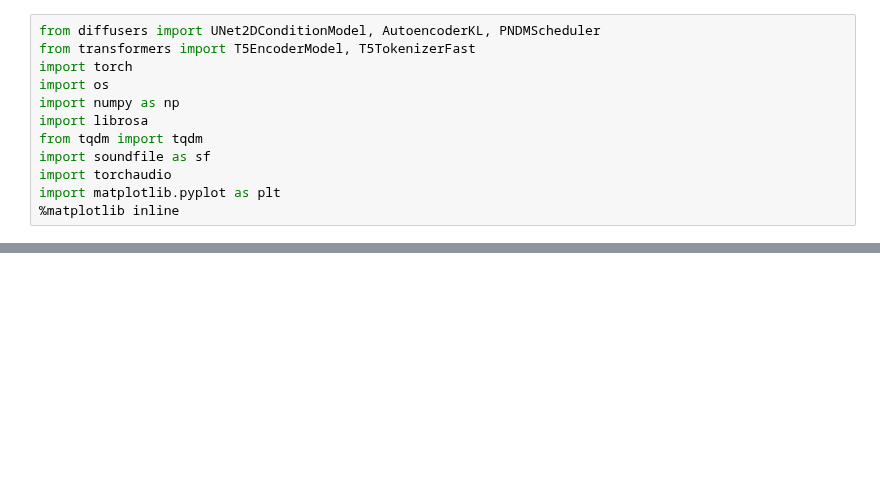
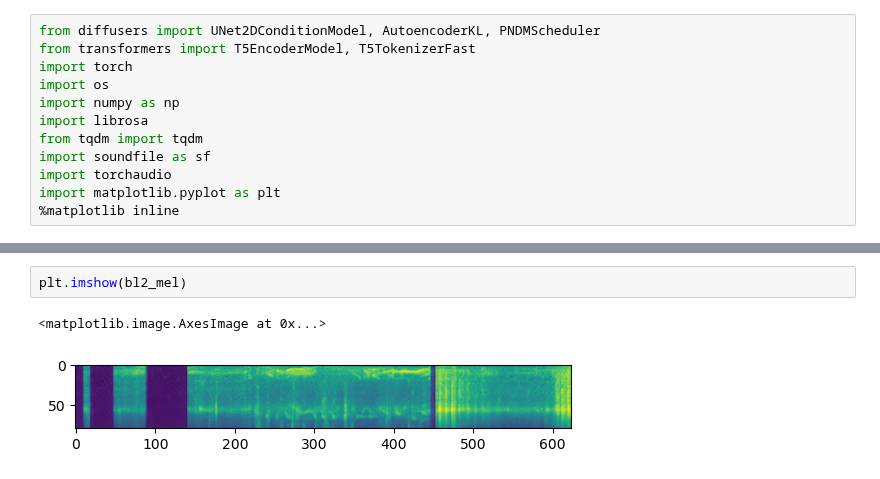
Before and after one commit to HeCheng0625/AudioEditing, a Jupyter notebook: baseline.ipynb, the cells around one changed output, grey strips where cells are left out. Cells and saved outputs as stored; diff of their text form; blank space fills up the shorter version.

```diff
--- a/baseline.ipynb
+++ b/baseline.ipynb
@@ -121,0 +46,5 @@ plt.imshow(mel_src)
+# %%
+plt.imshow(bl2_mel)
+# %% [output]
+<matplotlib.image.AxesImage at 0x...>
+[figure, added]
```
Also changed, not shown: parts of 15 cells of this notebook, 5 other files.
